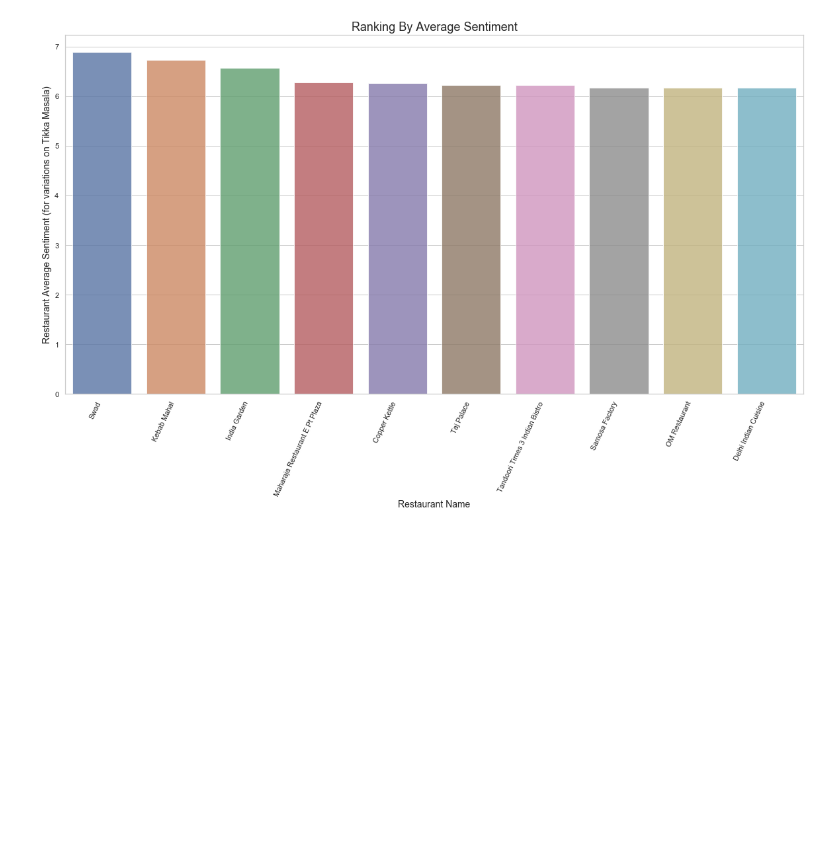
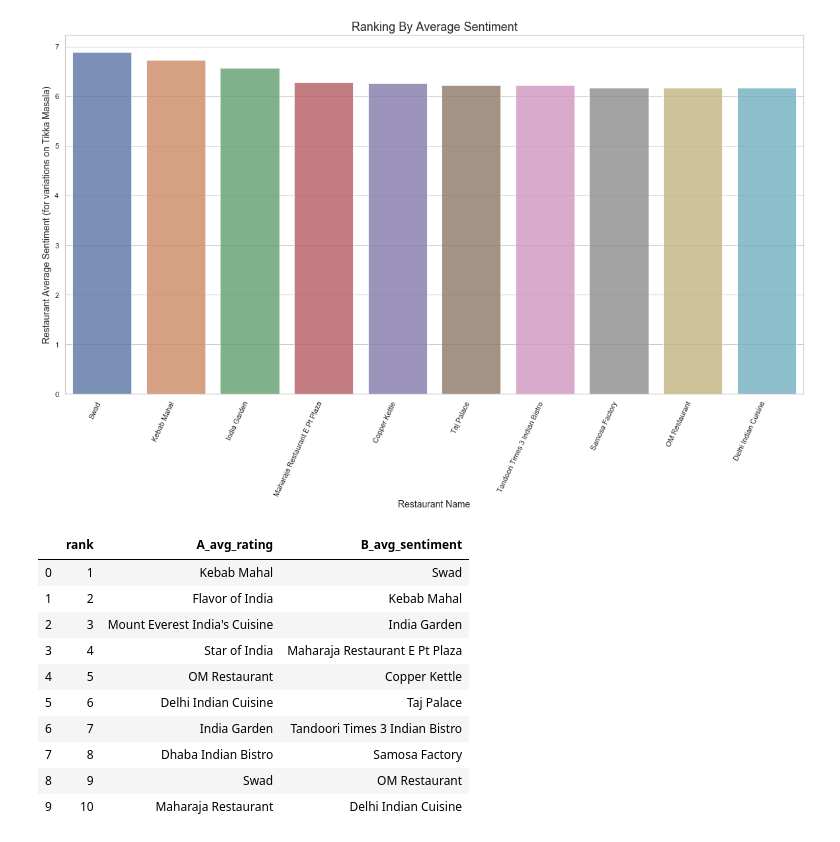
Before and after one commit to jonchang03/cs598-dm-capstone, a Jupyter notebook: task4&5/Task4&5.ipynb, the cells around one changed output. Cells and saved outputs as stored; diff of their text form; code cells hidden in the pictures; blank space fills up the shorter version.

```diff
--- a/task4&5/Task4&5.ipynb
+++ b/task4&5/Task4&5.ipynb
@@ -513,8 +586,8 @@ rest_sentiment_df['Average_Sentiment'] = (rest_sentiment_df['Total_Sentiment'] +
 rest_sentiment_df = rest_sentiment_df.sort_values(by=['Average_Sentiment', 'Review_Count'], axis=0, ascending=False)\
                                      .reset_index(drop=True)
 display(rest_sentiment_df.head(25))
-top10 = rest_sentiment_df[rest_sentiment_df['Review_Count'] >= 5].head(10)
-top10
+top10_B = rest_sentiment_df[rest_sentiment_df['Review_Count'] >= 5].head(10)
+top10_B
 # %% [output]
 |  | Restaurant_Name | Total_Sentiment | Review_Count | Average_Sentiment |
 | 0 | Haveli Restaurant | 7.355492 | 1 | 7.349143 |
@@ -554,3 +627,26 @@ plt.ylabel('Restaurant Average Sentiment (for variations on Tikka Masala)', font
 plt.show()
 # %% [output]
 [figure]
+# %%
+colA = list(top10_A['Restaurant_Name'])
+colB = list(top10_B['Restaurant_Name'])
+colRank = list(range(1,11))
+
+combined_dict = {'rank':colRank,
+                'A_avg_rating':colA,
+                'B_avg_sentiment':colB}
+
+comparison_df = pd.DataFrame(combined_dict)
+comparison_df
+# %% [output]
+|  | rank | A_avg_rating | B_avg_sentiment |
+| 0 | 1 | Kebab Mahal | Swad |
+| 1 | 2 | Flavor of India | Kebab Mahal |
+| 2 | 3 | Mount Everest India's Cuisine | India Garden |
+| 3 | 4 | Star of India | Maharaja Restaurant E Pt Plaza |
+| 4 | 5 | OM Restaurant | Copper Kettle |
+| 5 | 6 | Delhi Indian Cuisine | Taj Palace |
+| 6 | 7 | India Garden | Tandoori Times 3 Indian Bistro |
+| 7 | 8 | Dhaba Indian Bistro | Samosa Factory |
+| 8 | 9 | Swad | OM Restaurant |
+| 9 | 10 | Maharaja Restaurant | Delhi Indian Cuisine |
```
Also changed, not shown: parts of 27 cells of this notebook, 10 other files.
